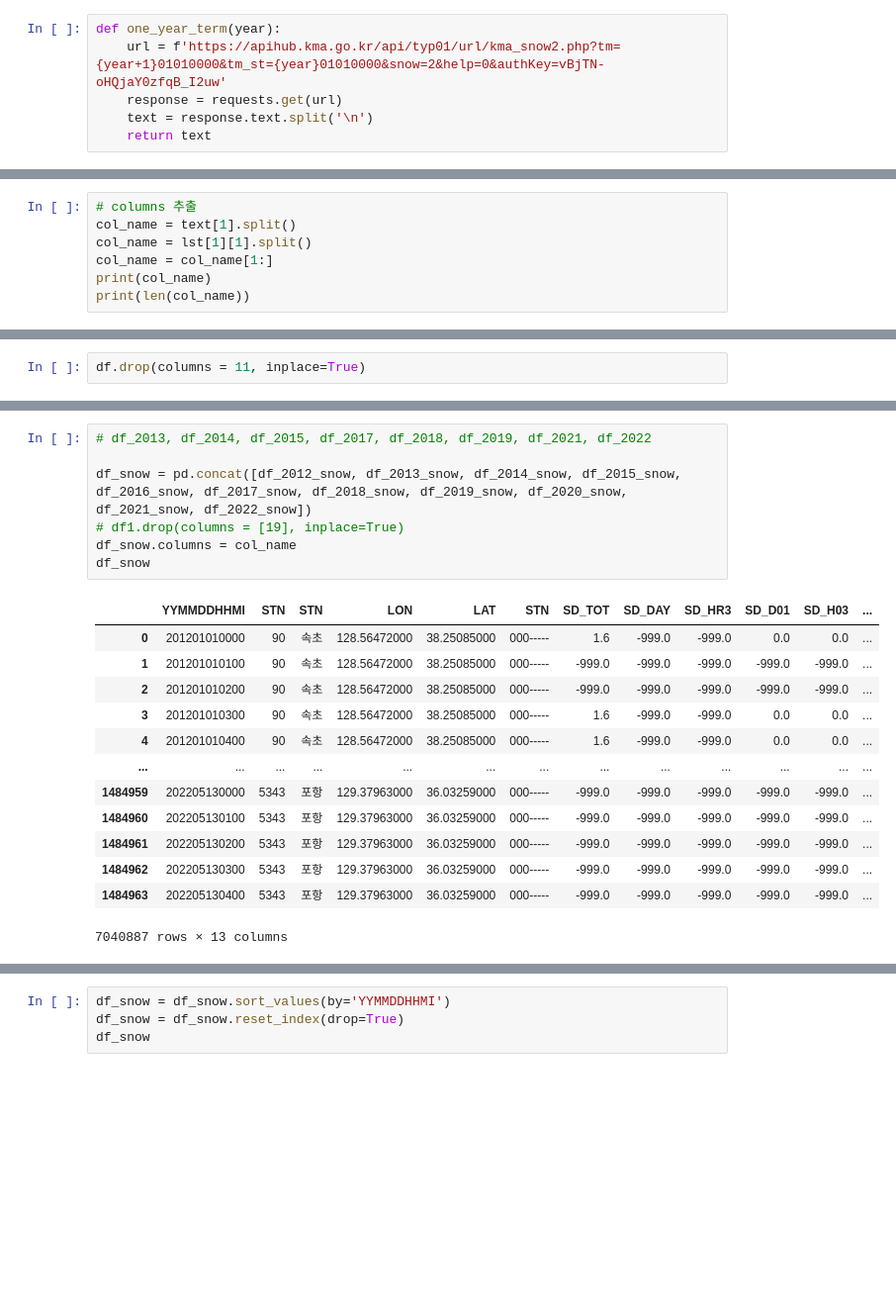
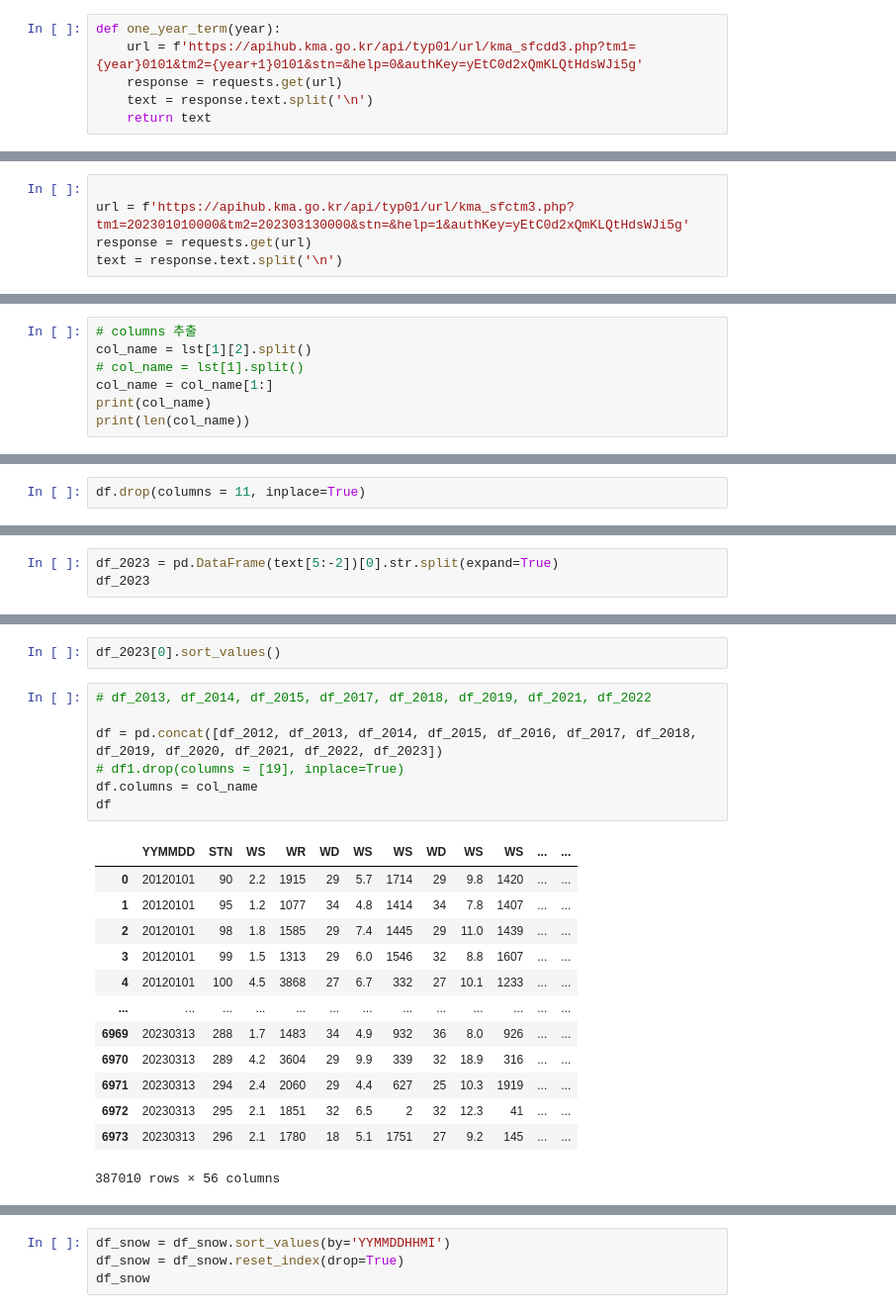
Before and after one commit to lhshs/Contest, a Jupyter notebook: 2307_11th_PublicData/API_Data.ipynb, the cells around one changed output, grey strips where cells are left out. Shown at 99% size. Saved outputs shown, nothing was run; the diff lists cells and outputs as text; blank space fills up the shorter version.

Commit message:
collect_observation_data

```diff
--- a/2307_11th_PublicData/API_Data.ipynb
+++ b/2307_11th_PublicData/API_Data.ipynb
@@ -58,7 +46,7 @@ year2 = [2012, 2016, 2020]#, 2023]
 # month = [1, 4, 7, 10]
 # %%
 def one_year_term(year):
-    url = f'https://apihub.kma.go.kr/api/typ01/url/kma_snow2.php?tm={year+1}01010000&tm_st={year}01010000&snow=2&help=0&authKey=vBjTN-oHQjaY0zfqB_I2uw'
+    url = f'https://apihub.kma.go.kr/api/typ01/url/kma_sfcdd3.php?tm1={year}0101&tm2={year+1}0101&stn=&help=0&authKey=yEtC0d2xQmKLQtHdsWJi5g'
     response = requests.get(url)
     text = response.text.split('\n')
     return text
@@ -91,0 +67,5 @@ text[-5:]
+# %%
+
+url = f'https://apihub.kma.go.kr/api/typ01/url/kma_sfctm3.php?tm1=202301010000&tm2=202303130000&stn=&help=1&authKey=yEtC0d2xQmKLQtHdsWJi5g'
+response = requests.get(url)
+text = response.text.split('\n')
@@ -150,7 +130,7 @@ for i in range(11):
 # %%
 # columns 추출
-col_name = text[1].split()
-col_name = lst[1][1].split()
+col_name = lst[1][2].split()
+# col_name = lst[1].split()
 col_name = col_name[1:]
 print(col_name)
 print(len(col_name))
@@ -366,0 +249,3 @@ df_2012_snow
+# %%
+df_2023 = pd.DataFrame(text[5:-2])[0].str.split(expand=True)
+df_2023
@@ -367,21 +266,23 @@ df_2012_snow
+# %%
+df_2023[0].sort_values()
 # %%
 # df_2013, df_2014, df_2015, df_2017, df_2018, df_2019, df_2021, df_2022
 
-df_snow = pd.concat([df_2012_snow, df_2013_snow, df_2014_snow, df_2015_snow, df_2016_snow, df_2017_snow, df_2018_snow, df_2019_snow, df_2020_snow, df_2021_snow, df_2022_snow])
+df = pd.concat([df_2012, df_2013, df_2014, df_2015, df_2016, df_2017, df_2018, df_2019, df_2020, df_2021, df_2022, df_2023])
 # df1.drop(columns = [19], inplace=True)
-df_snow.columns = col_name
-df_snow
+df.columns = col_name
+df
 # %% [output]
-|  | YYMMDDHHMI | STN | STN | LON | LAT | STN | SD_TOT | SD_DAY | SD_HR3 | SD_D01 | SD_H03 | ... |
-| 0 | 201201010000 | 90 | 속초 | 128.56472000 | 38.25085000 | 000----- | 1.6 | -999.0 | -999.0 | 0.0 | 0.0 | ... |
-| 1 | 201201010100 | 90 | 속초 | 128.56472000 | 38.25085000 | 000----- | -999.0 | -999.0 | -999.0 | -999.0 | -999.0 | ... |
-| 2 | 201201010200 | 90 | 속초 | 128.56472000 | 38.25085000 | 000----- | -999.0 | -999.0 | -999.0 | -999.0 | -999.0 | ... |
-| 3 | 201201010300 | 90 | 속초 | 128.56472000 | 38.25085000 | 000----- | 1.6 | -999.0 | -999.0 | 0.0 | 0.0 | ... |
-| 4 | 201201010400 | 90 | 속초 | 128.56472000 | 38.25085000 | 000----- | 1.6 | -999.0 | -999.0 | 0.0 | 0.0 | ... |
+|  | YYMMDD | STN | WS | WR | WD | WS | WS | WD | WS | WS | ... | ... |
+| 0 | 20120101 | 90 | 2.2 | 1915 | 29 | 5.7 | 1714 | 29 | 9.8 | 1420 | ... | ... |
+| 1 | 20120101 | 95 | 1.2 | 1077 | 34 | 4.8 | 1414 | 34 | 7.8 | 1407 | ... | ... |
+| 2 | 20120101 | 98 | 1.8 | 1585 | 29 | 7.4 | 1445 | 29 | 11.0 | 1439 | ... | ... |
+| 3 | 20120101 | 99 | 1.5 | 1313 | 29 | 6.0 | 1546 | 32 | 8.8 | 1607 | ... | ... |
+| 4 | 20120101 | 100 | 4.5 | 3868 | 27 | 6.7 | 332 | 27 | 10.1 | 1233 | ... | ... |
 | ... | ... | ... | ... | ... | ... | ... | ... | ... | ... | ... | ... | ... |
-| 1484959 | 202205130000 | 5343 | 포항 | 129.37963000 | 36.03259000 | 000----- | -999.0 | -999.0 | -999.0 | -999.0 | -999.0 | ... |
-| 1484960 | 202205130100 | 5343 | 포항 | 129.37963000 | 36.03259000 | 000----- | -999.0 | -999.0 | -999.0 | -999.0 | -999.0 | ... |
-| 1484961 | 202205130200 | 5343 | 포항 | 129.37963000 | 36.03259000 | 000----- | -999.0 | -999.0 | -999.0 | -999.0 | -999.0 | ... |
-| 1484962 | 202205130300 | 5343 | 포항 | 129.37963000 | 36.03259000 | 000----- | -999.0 | -999.0 | -999.0 | -999.0 | -999.0 | ... |
-| 1484963 | 202205130400 | 5343 | 포항 | 129.37963000 | 36.03259000 | 000----- | -999.0 | -999.0 | -999.0 | -999.0 | -999.0 | ... |
+| 6969 | 20230313 | 288 | 1.7 | 1483 | 34 | 4.9 | 932 | 36 | 8.0 | 926 | ... | ... |
+| 6970 | 20230313 | 289 | 4.2 | 3604 | 29 | 9.9 | 339 | 32 | 18.9 | 316 | ... | ... |
+| 6971 | 20230313 | 294 | 2.4 | 2060 | 29 | 4.4 | 627 | 25 | 10.3 | 1919 | ... | ... |
+| 6972 | 20230313 | 295 | 2.1 | 1851 | 32 | 6.5 | 2 | 32 | 12.3 | 41 | ... | ... |
+| 6973 | 20230313 | 296 | 2.1 | 1780 | 18 | 5.1 | 1751 | 27 | 9.2 | 145 | ... | ... |
-7040887 rows × 13 columns
+387010 rows × 56 columns
```
Also changed, not shown: parts of 61 cells of this notebook.
